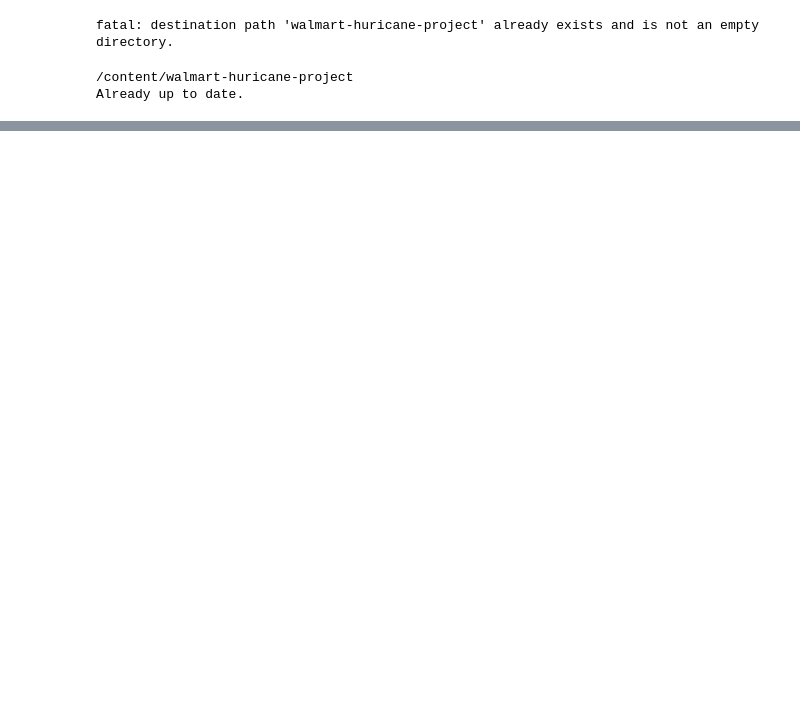
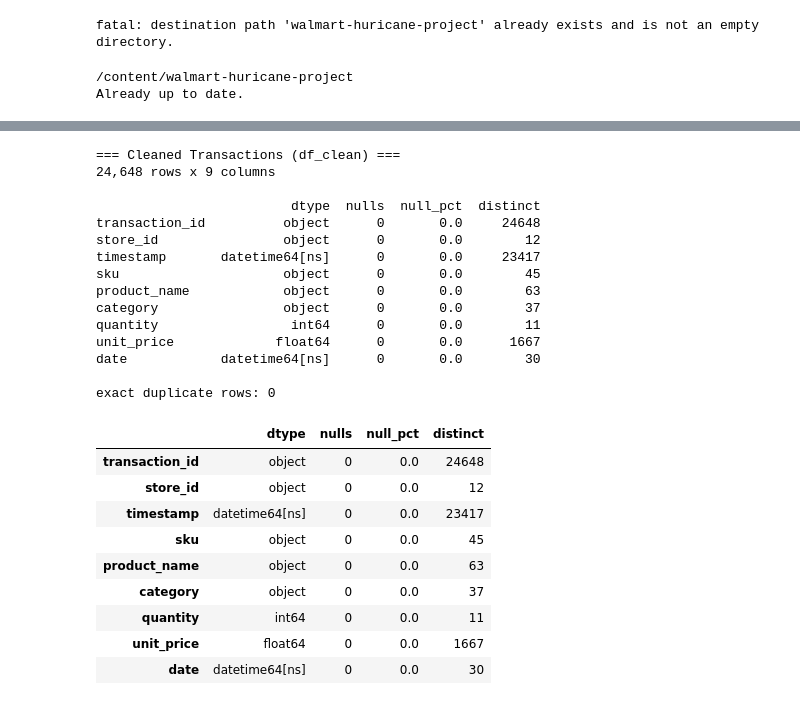
Before and after one commit to AdelineKwakye/walmart-huricane-project, a Jupyter notebook: notebooks/scratch/Amilyn_Estes_Notebook.ipynb, the cells around one changed output, grey strips where cells are left out. Cells and saved outputs as stored; diff of their text form; code cells hidden in the pictures; blank space fills up the shorter version.

```diff
--- a/notebooks/scratch/Amilyn_Estes_Notebook.ipynb
+++ b/notebooks/scratch/Amilyn_Estes_Notebook.ipynb
@@ -171,0 +158,24 @@ Completed: Kissimmee
+# %%
+# handle negative values
+def handle_negative_values(df_name):
+  # keeping negative values since representative of refunds/ returns
+  # this function will just ensure that quantity is a numeric value
+
+  before_len = len(df_name)
+  print("Length before cleaning: ", before_len)
+  clean_df = df_name.copy()
+
+  clean_df['quantity'] = pd.to_numeric(clean_df['quantity'], errors="coerce") # convert to numeric
+
+  # keep track of negative values
+  negative_values = (clean_df['quantity'] < 0 ).sum()
+  print("Number of negative values: ", negative_values)
+
+  after_len = len(clean_df)
+  print("Length after cleaning: ", after_len)
+
+  log('negative quantity', 'decided to keep all of the negative quantities since it could be indicative of refunds/returns', 0)
+  return clean_df
+
+df_clean = handle_negative_values(df_clean)
+show_log()
@@ -171,0 +325,45 @@ Completed: Kissimmee
+# %%
+def profile(df, name='dataset'):
+    print(f'=== {name} ===')
+    print(f'{len(df):,} rows x {len(df.columns)} columns')
+    print()
+    summary = pd.DataFrame({
+        'dtype': df.dtypes.astype(str),
+        'nulls': df.isnull().sum(),
+        'null_pct': (100 * df.isnull().mean()).round(1),
+        'distinct': df.nunique(),
+    })
+    print(summary)
+    print()
+    print('exact duplicate rows:', df.duplicated().sum())
+    return summary
+
+
+    # Final post-cleaning health check
+profile(df_clean, name='Cleaned Transactions (df_clean)')
+# %% [output]
+=== Cleaned Transactions (df_clean) ===
+24,648 rows x 9 columns
+
+                         dtype  nulls  null_pct  distinct
+transaction_id          object      0       0.0     24648
+store_id                object      0       0.0        12
+timestamp       datetime64[ns]      0       0.0     23417
+sku                     object      0       0.0        45
+product_name            object      0       0.0        63
+category                object      0       0.0        37
+quantity                 int64      0       0.0        11
+unit_price             float64      0       0.0      1667
+date            datetime64[ns]      0       0.0        30
+
+exact duplicate rows: 0
+|  | dtype | nulls | null_pct | distinct |
+| transaction_id | object | 0 | 0.0 | 24648 |
+| store_id | object | 0 | 0.0 | 12 |
+| timestamp | datetime64[ns] | 0 | 0.0 | 23417 |
+| sku | object | 0 | 0.0 | 45 |
+| product_name | object | 0 | 0.0 | 63 |
+| category | object | 0 | 0.0 | 37 |
+| quantity | int64 | 0 | 0.0 | 11 |
+| unit_price | float64 | 0 | 0.0 | 1667 |
+| date | datetime64[ns] | 0 | 0.0 | 30 |
```
Also changed, not shown: parts of 18 cells of this notebook.
